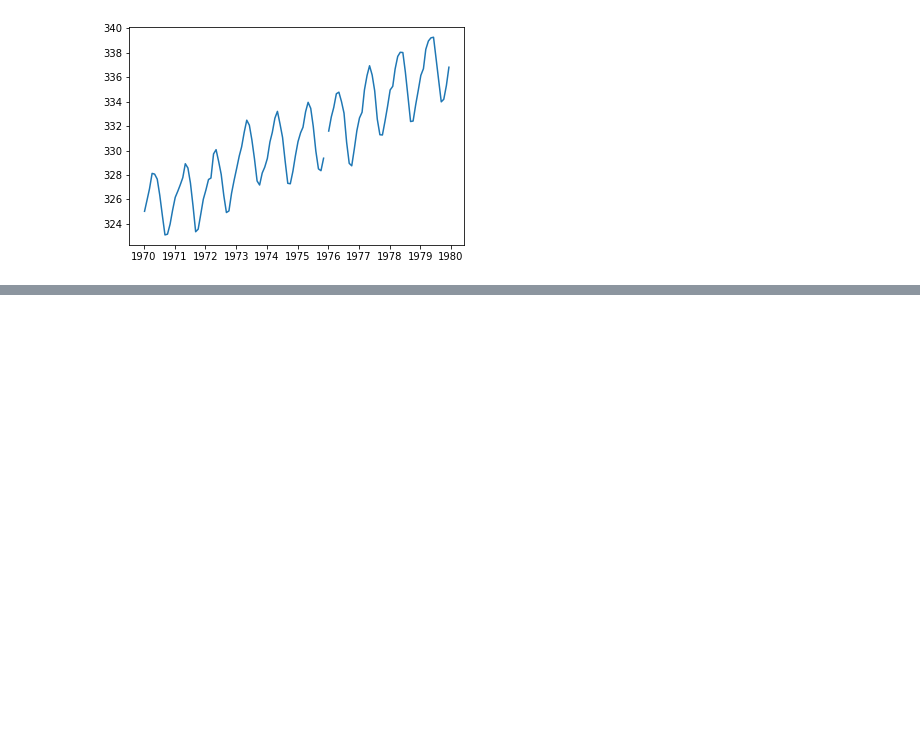
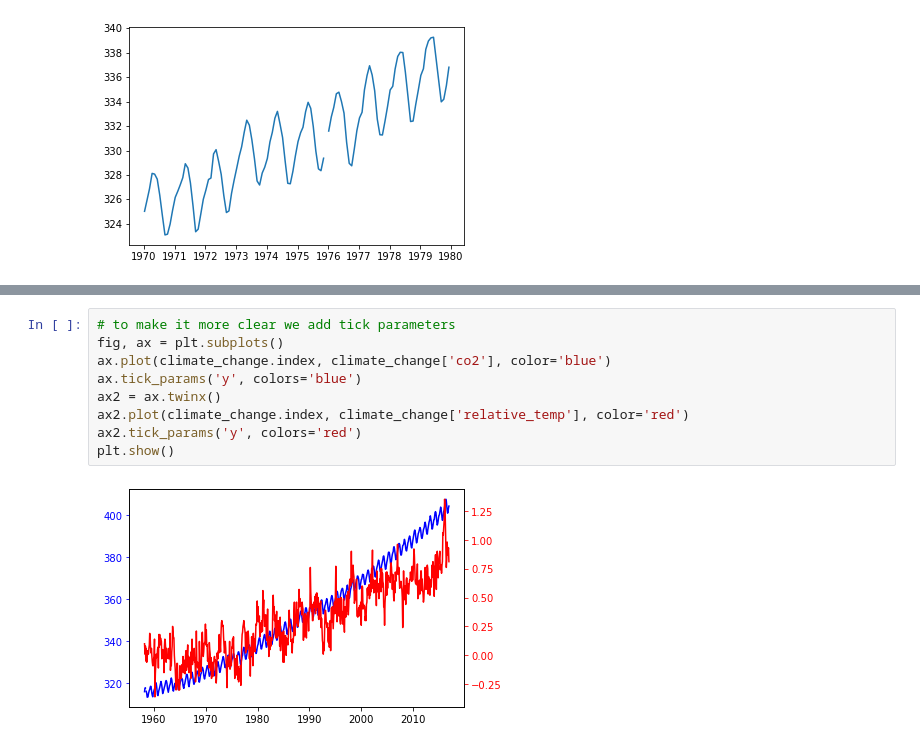
Before and after one commit to Wisal-Mukhtiar/Python-Practices, a Jupyter notebook: data_visualization/visualizing_time_series_data.ipynb, the cells around one changed output, grey strips where cells are left out. Saved outputs shown, nothing was run; the diff lists cells and outputs as text; blank space fills up the shorter version.

```diff
--- a/data_visualization/visualizing_time_series_data.ipynb
+++ b/data_visualization/visualizing_time_series_data.ipynb
@@ -30,0 +42,11 @@ plt.show()
+# %%
+# to make it more clear we add tick parameters
+fig, ax = plt.subplots()
+ax.plot(climate_change.index, climate_change['co2'], color='blue')
+ax.tick_params('y', colors='blue')
+ax2 = ax.twinx()
+ax2.plot(climate_change.index, climate_change['relative_temp'], color='red')
+ax2.tick_params('y', colors='red')
+plt.show()
+# %% [output]
+[figure, added]
```
Also changed, not shown: parts of 2 cells of this notebook.
